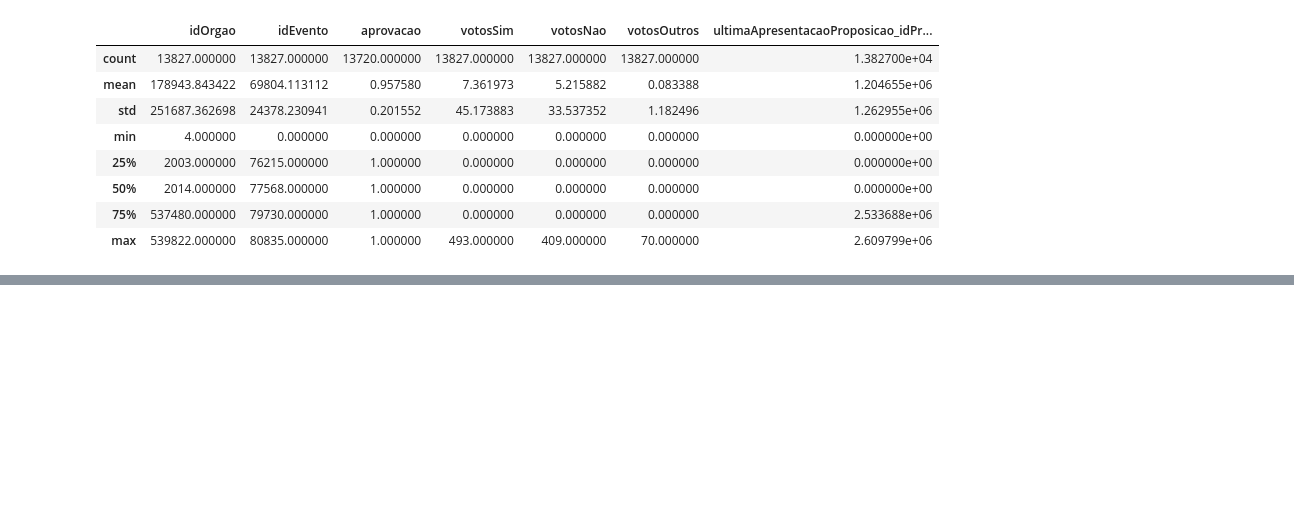
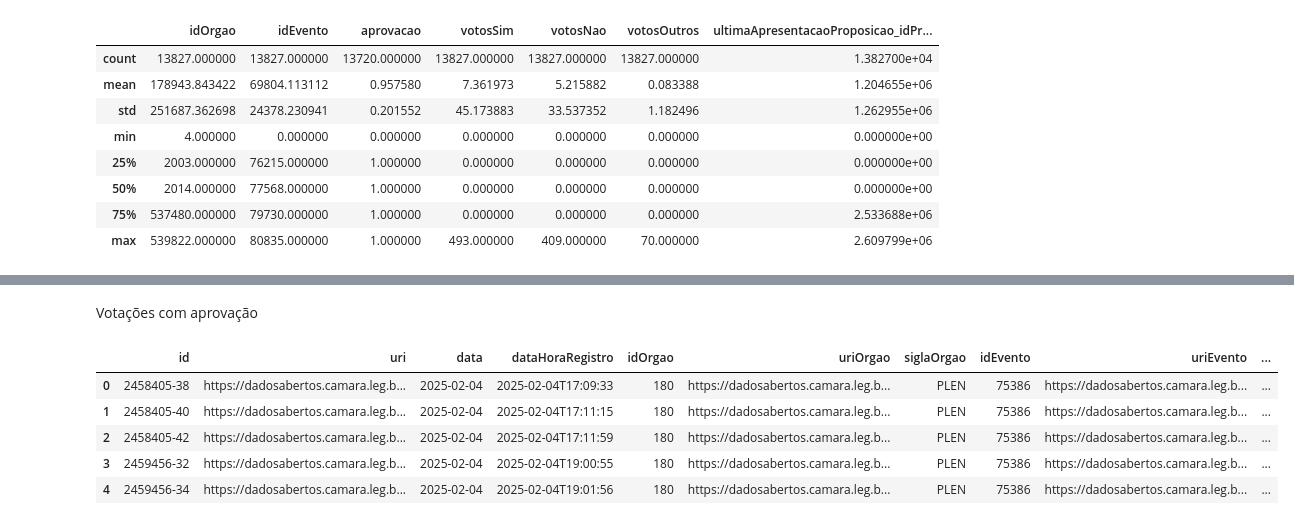
Before and after one commit to brucelucien/2026-02-ppgi-ia-trabalho-final, a Jupyter notebook: codigo/etapa_02_entendimento_dos_dados_-_arquivo_votacoes.ipynb, the cells around one changed output, grey strips where cells are left out. Cells and saved outputs as stored; diff of their text form; code cells hidden in the pictures; blank space fills up the shorter version.

```diff
--- a/codigo/etapa_02_entendimento_dos_dados_-_arquivo_votacoes.ipynb
+++ b/codigo/etapa_02_entendimento_dos_dados_-_arquivo_votacoes.ipynb
@@ -59,0 +74,11 @@ df_votacoes.describe()
+# %% [markdown]
+Votações com aprovação
+# %%
+df_votacoes[df_votacoes['aprovacao'] == 1].head()
+# %% [output]
+|  | id | uri | data | dataHoraRegistro | idOrgao | uriOrgao | siglaOrgao | idEvento | uriEvento | ... |
+| 0 | 2458405-38 | https://dadosabertos.camara.leg.b... | 2025-02-04 | 2025-02-04T17:09:33 | 180 | https://dadosabertos.camara.leg.b... | PLEN | 75386 | https://dadosabertos.camara.leg.b... | ... |
+| 1 | 2458405-40 | https://dadosabertos.camara.leg.b... | 2025-02-04 | 2025-02-04T17:11:15 | 180 | https://dadosabertos.camara.leg.b... | PLEN | 75386 | https://dadosabertos.camara.leg.b... | ... |
+| 2 | 2458405-42 | https://dadosabertos.camara.leg.b... | 2025-02-04 | 2025-02-04T17:11:59 | 180 | https://dadosabertos.camara.leg.b... | PLEN | 75386 | https://dadosabertos.camara.leg.b... | ... |
+| 3 | 2459456-32 | https://dadosabertos.camara.leg.b... | 2025-02-04 | 2025-02-04T19:00:55 | 180 | https://dadosabertos.camara.leg.b... | PLEN | 75386 | https://dadosabertos.camara.leg.b... | ... |
+| 4 | 2459456-34 | https://dadosabertos.camara.leg.b... | 2025-02-04 | 2025-02-04T19:01:56 | 180 | https://dadosabertos.camara.leg.b... | PLEN | 75386 | https://dadosabertos.camara.leg.b... | ... |
```
Also changed, not shown: parts of 12 cells of this notebook, 5 other files.
